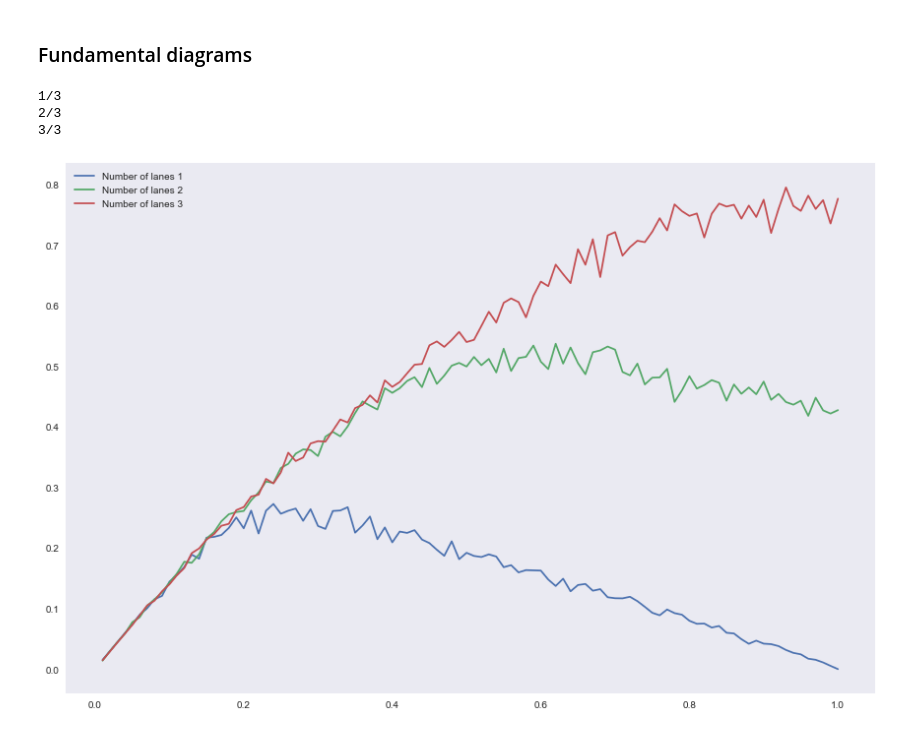
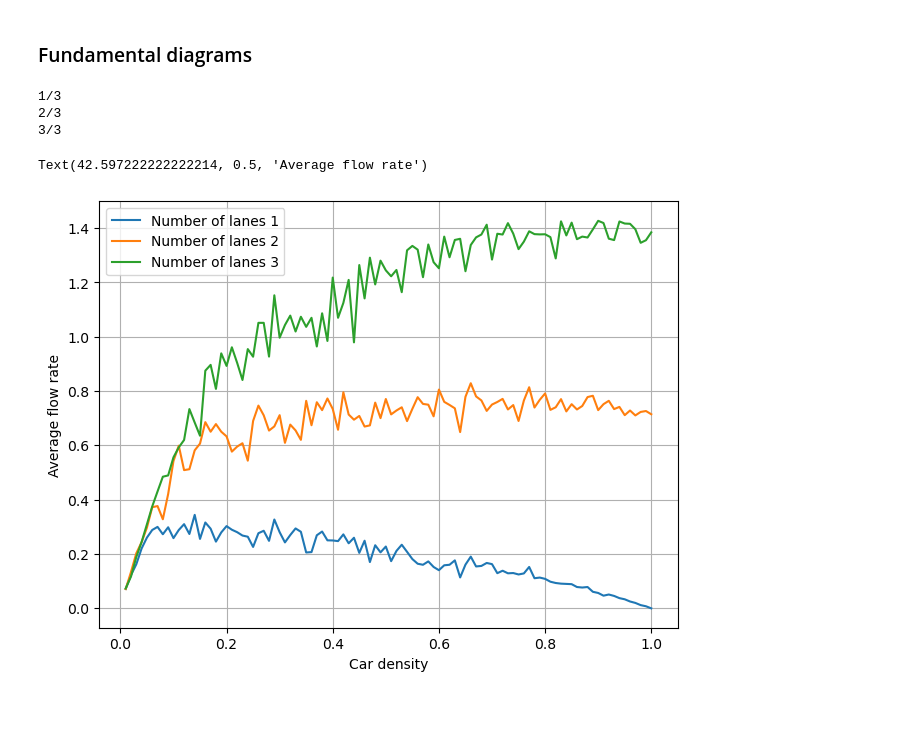
Before and after one commit to ermas3/Traffic-Modeling, a Jupyter notebook: Simulations.ipynb, the cells around one changed output. Drawn from its saved outputs; the diff is of its cells as text; code cells hidden in the pictures.

```diff
--- a/Simulations.ipynb
+++ b/Simulations.ipynb
@@ -3,5 +3,5 @@ import matplotlib.pyplot as plt
 import numpy as np
 from traffic_template import *
 
-plt.style.use('seaborn')
+plt.style.use('default')
 # %% [markdown]
@@ -9,19 +9,20 @@ plt.style.use('seaborn')
 # %%
 # Simulation parameters
-numCars = 18
+numCars = 20
 roadLength = 100
 vmax = 10
-sigma = 0
+sigma = vmax/10
 lanes_values = [1, 2, 3]
+numsteps = 200
 p = 0.25
 right_overtaking = True
 
 # Run simulation
-plt.figure(figsize=(10, 6))
+#plt.figure(figsize=(6, 4))
 for lanes in lanes_values:
     cars = Cars(numCars=numCars, roadLength=roadLength, lanes=lanes, vmax=vmax, sigma=sigma)
     simulation = Simulation(cars)
-    simulation.run(propagator=MyPropagator(p=p, right_overtaking=right_overtaking), numsteps=200)
+    simulation.run(propagator=MyPropagator(p=p, right_overtaking=right_overtaking), numsteps=numsteps)
 
     data = simulation.obs
 
@@ -30,5 +31,7 @@ for lanes in lanes_values:
 
 plt.legend()
 plt.tight_layout()
-plt.show()
+plt.grid()
+plt.xlabel("Timesteps")
+plt.ylabel("Flow rate")
 # %% [output]
@@ -40,40 +40,47 @@ plt.show()
 # %% [markdown]
 ### Fundamental diagrams
 # %%
+# Set simulation parameters
 numCars_values = np.arange(1, 101, 1)
 roadLength = 100
 car_density_values = numCars_values/roadLength
-vmax = 2
-sigma = 0
+vmax = 10
+sigma = vmax/10
 lanes_values = [1, 2, 3]
-p = 0.5
+p = 0.2
+numsteps = 20
 
-plt.figure(figsize=(12, 8))
+# Run simulation
+#plt.figure(figsize=(6, 4))
 results = []
 for i, lanes in enumerate(lanes_values):
     print(f"{i+1}/{len(lanes_values)}")
     flowrate_values = []
     for numCars in numCars_values:
         cars = Cars(numCars=numCars, roadLength=roadLength, lanes=lanes, vmax=vmax, sigma=sigma)
         simulation = Simulation(cars)
-        simulation.run(propagator=MyPropagator(p=p))
+        simulation.run(propagator=MyPropagator(p=p), numsteps=numsteps)
 
         data = simulation.obs
 
         avg_flowrate = np.mean(data.flowrate[-50:])
 
         flowrate_values.append(avg_flowrate)
     results.append(flowrate_values)
 time = data.time
 
+# Plot results
 for fr, lanes in zip(results, lanes_values):
     plt.plot(car_density_values, fr, label=f"Number of lanes {lanes}")
 
-plt.grid()
 plt.legend()
 plt.tight_layout()
+plt.grid()
+plt.xlabel("Car density")
+plt.ylabel("Average flow rate")
 # %% [output]
 1/3
 2/3
 3/3
+Text(42.597222222222214, 0.5, 'Average flow rate')
-[figure, old version]
+[figure, new version]
```
Also changed, not shown: parts of 6 cells of this notebook, 12 other files.
